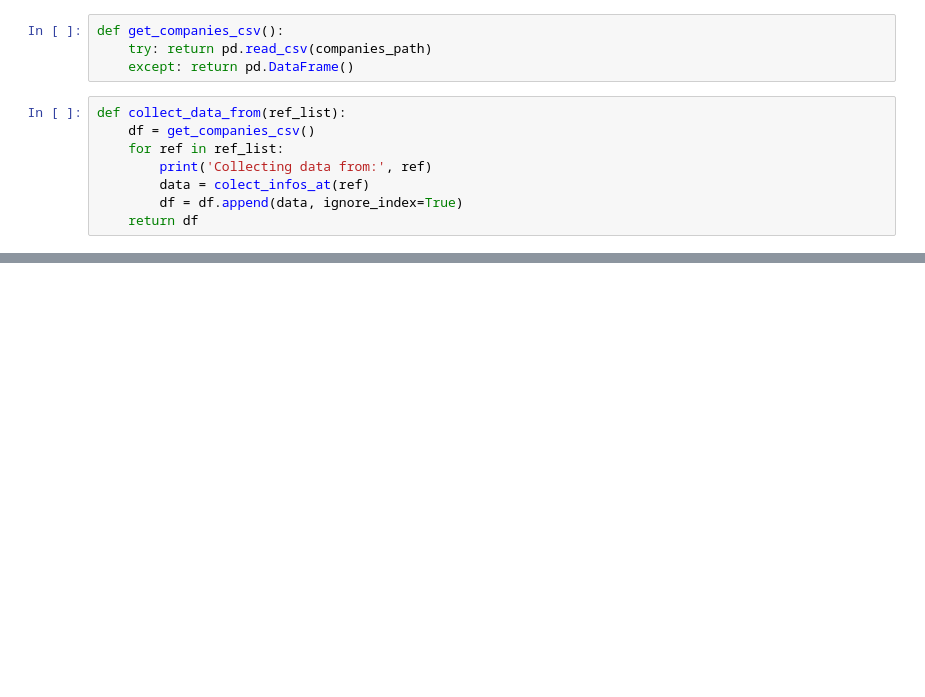
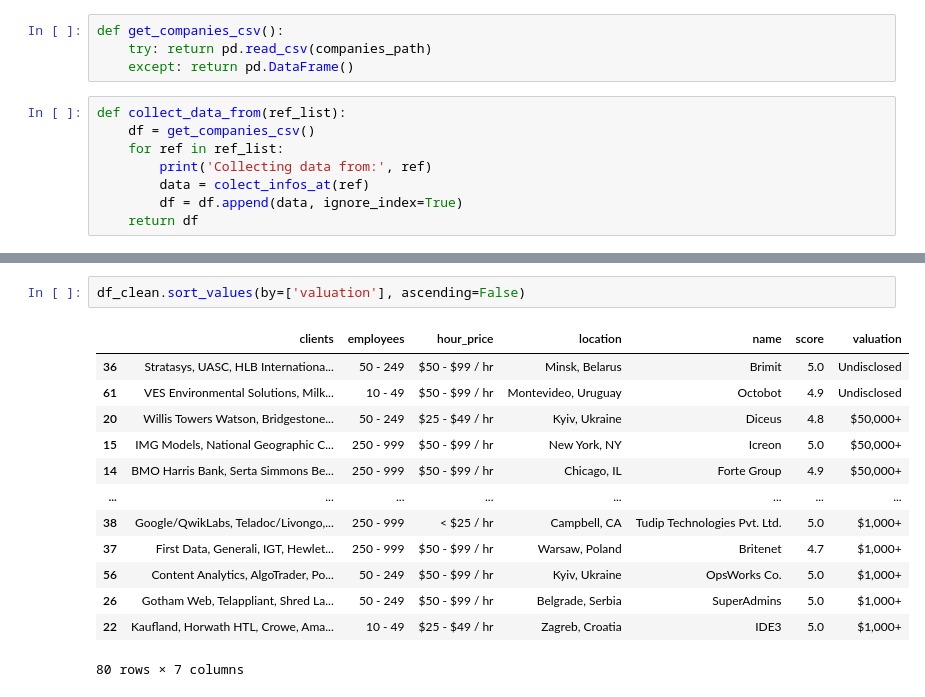
Before and after one commit to gabibatista/datathonIM, a Jupyter notebook: notebooks/clutch_selenium.ipynb, the cells around one changed output, grey strips where cells are left out. Drawn from its saved outputs; the diff is of its cells as text; blank space fills up the shorter version.

```diff
--- a/notebooks/clutch_selenium.ipynb
+++ b/notebooks/clutch_selenium.ipynb
@@ -195,0 +183,16 @@ funcionarios 10 - 49
+# %%
+df_clean.sort_values(by=['valuation'], ascending=False)
+# %% [output]
+|  | clients | employees | hour_price | location | name | score | valuation |
+| 36 | Stratasys, UASC, HLB Internationa... | 50 - 249 | $50 - $99 / hr | Minsk, Belarus | Brimit | 5.0 | Undisclosed |
+| 61 | VES Environmental Solutions, Milk... | 10 - 49 | $50 - $99 / hr | Montevideo, Uruguay | Octobot | 4.9 | Undisclosed |
+| 20 | Willis Towers Watson, Bridgestone... | 50 - 249 | $25 - $49 / hr | Kyiv, Ukraine | Diceus | 4.8 | $50,000+ |
+| 15 | IMG Models, National Geographic C... | 250 - 999 | $50 - $99 / hr | New York, NY | Icreon | 5.0 | $50,000+ |
+| 14 | BMO Harris Bank, Serta Simmons Be... | 250 - 999 | $50 - $99 / hr | Chicago, IL | Forte Group | 4.9 | $50,000+ |
+| ... | ... | ... | ... | ... | ... | ... | ... |
+| 38 | Google/QwikLabs, Teladoc/Livongo,... | 250 - 999 | < $25 / hr | Campbell, CA | Tudip Technologies Pvt. Ltd. | 5.0 | $1,000+ |
+| 37 | First Data, Generali, IGT, Hewlet... | 250 - 999 | $50 - $99 / hr | Warsaw, Poland | Britenet | 4.7 | $1,000+ |
+| 56 | Content Analytics, AlgoTrader, Po... | 50 - 249 | $50 - $99 / hr | Kyiv, Ukraine | OpsWorks Co. | 5.0 | $1,000+ |
+| 26 | Gotham Web, Telappliant, Shred La... | 50 - 249 | $50 - $99 / hr | Belgrade, Serbia | SuperAdmins | 5.0 | $1,000+ |
+| 22 | Kaufland, Horwath HTL, Crowe, Ama... | 10 - 49 | $25 - $49 / hr | Zagreb, Croatia | IDE3 | 5.0 | $1,000+ |
+80 rows × 7 columns
```
Also changed, not shown: parts of 8 cells of this notebook, 3 other files.
